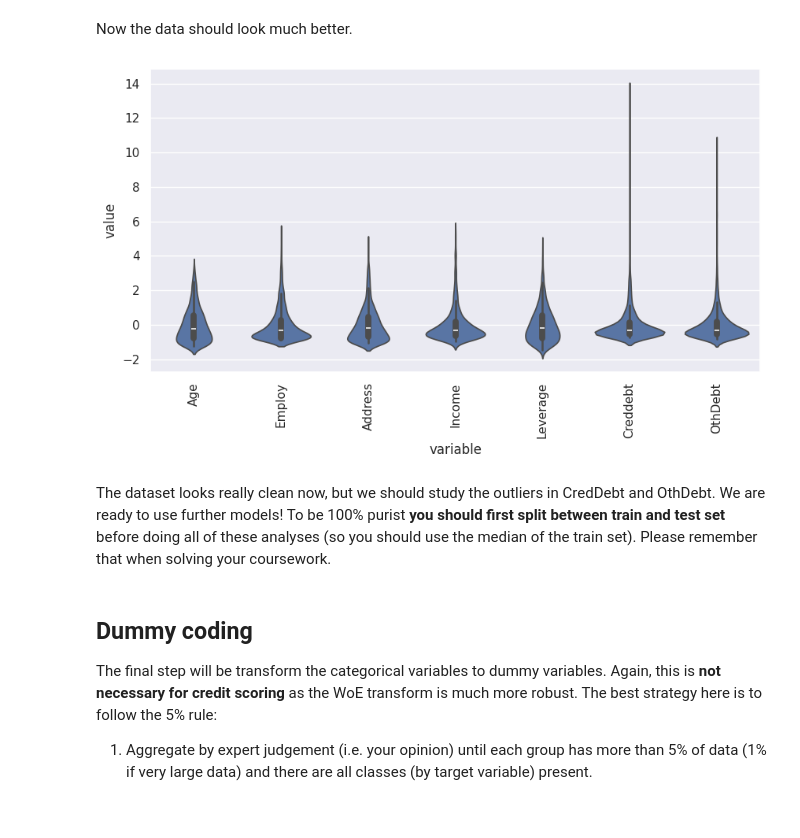
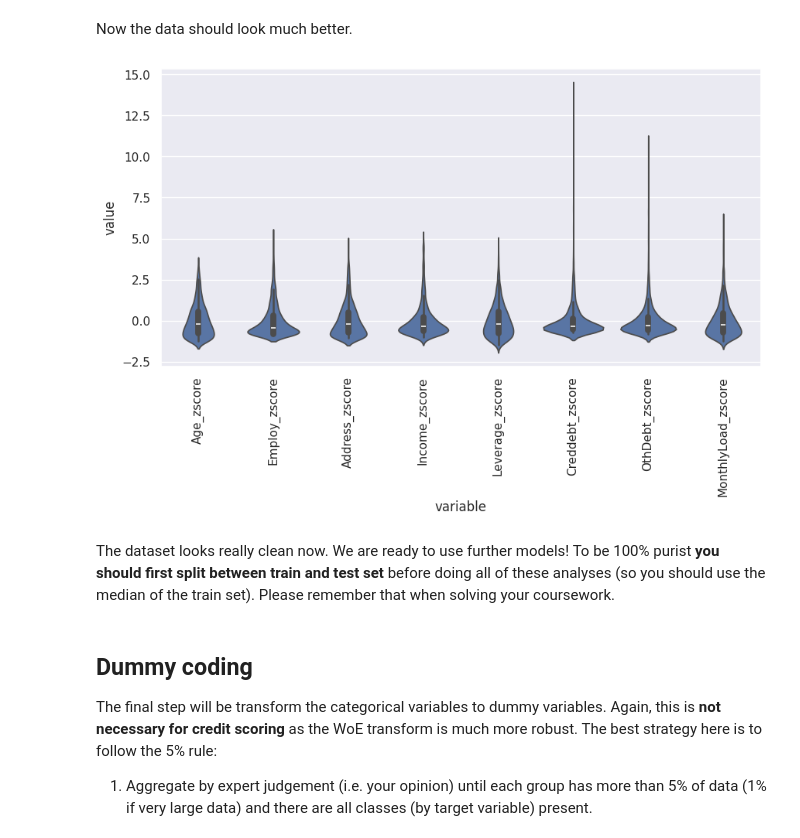
Before and after one commit to CBravoR/AdvancedAnalyticsLabs, a Jupyter notebook: notebooks/python/Lab_4_Preprocessing.ipynb, the cells around one changed output. Cells and saved outputs as stored; diff of their text form; code cells hidden in the pictures.

````diff
--- a/notebooks/python/Lab_4_Preprocessing.ipynb
+++ b/notebooks/python/Lab_4_Preprocessing.ipynb
@@ -336,6 +380,6 @@ The most traditional mapping is the zscore. We can use scipy's version of it.
 We now select all numeric columns, except the customer one. We can do this with ```select_dtypes```.
 # %%
 # Identify the numerical columns
-numeric_cols = bankloan_data.select_dtypes(include=[np.number]).columns
+numeric_cols = bankloan_data.select(cs.numeric() - cs.first() - cs.last()).columns
 numeric_cols
 # %% [output]
@@ -345,6 +394,8 @@ Index(['customer', 'Age', 'Employ', 'Address', 'Income', 'Leverage',
-# %%
-# Remove the first and last one
-numeric_cols = numeric_cols[1:-1]
-# %%
-# Apply the zscore function to all data
-bankloan_data[numeric_cols] = bankloan_data[numeric_cols].apply(zscore)
+# %%
+# Apply the zscore function to columns in numeric_cols
+bankloan_data_zscore = bankloan_data.select([
+    ((pl.col(col) - pl.col(col).mean()) / pl.col(col).std()).alias(f"{col}_zscore")
+    for col in numeric_cols
+])
+
+bankloan_data_zscore
@@ -352,12 +423,12 @@ bankloan_data[numeric_cols] = bankloan_data[numeric_cols].apply(zscore)
 Now the data should look much better.
 # %%
 fig, ax = plt.subplots(figsize=(10,5))
-a = sns.violinplot(x='variable', y='value', data=pd.melt(bankloan_data.iloc[:, np.r_[1,3:9]]), ax=ax)
+a = sns.violinplot(x='variable', y='value', data=pd.melt(bankloan_data_zscore.to_pandas()), ax=ax)
 a.set_xticklabels(a.get_xticklabels(), rotation=90);
 # %% [output]
-[figure, old version]
+[figure, new version]
 # %% [markdown]
-The dataset looks really clean now, but we should study the outliers in CredDebt and OthDebt. We are ready to use further models! To be 100% purist **you should first split between train and test set** before doing all of these analyses (so you should use the median of the train set). Please remember that when solving your coursework.
+The dataset looks really clean now. We are ready to use further models! To be 100% purist **you should first split between train and test set** before doing all of these analyses (so you should use the median of the train set). Please remember that when solving your coursework.
 # %% [markdown]
 ## Dummy coding
 
````
Also changed, not shown: parts of 58 cells of this notebook.
